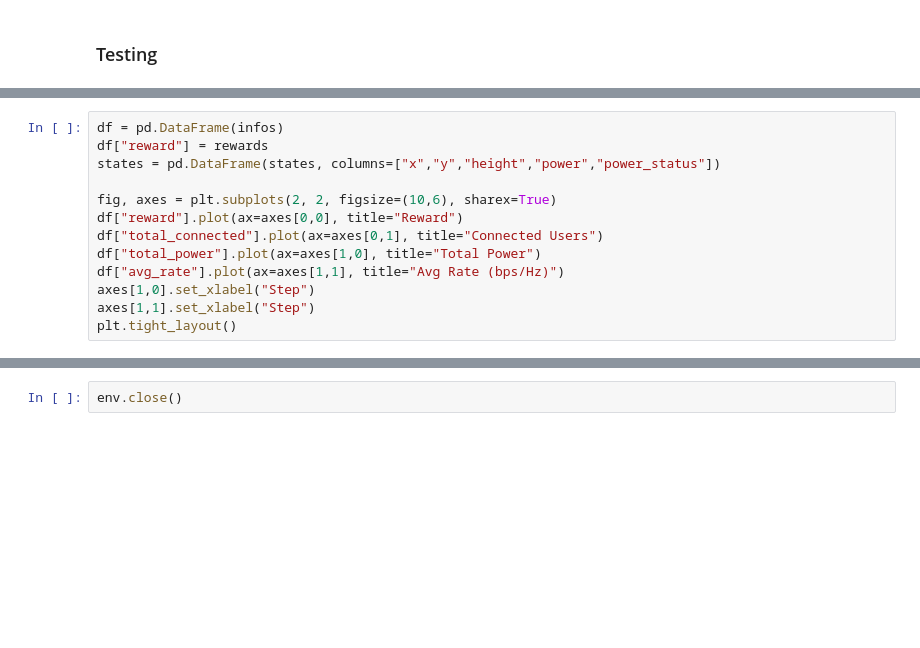
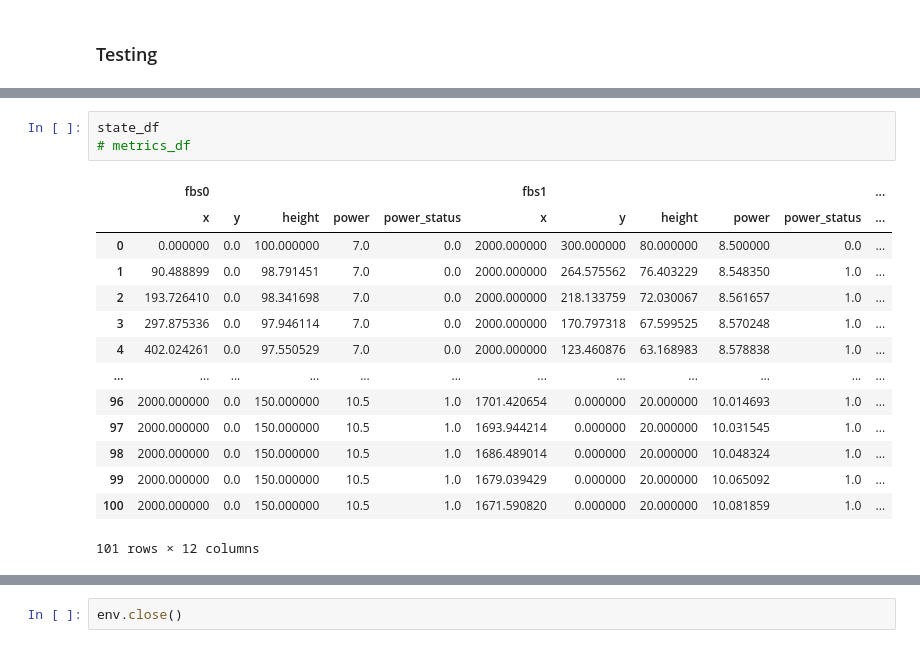
Before and after one commit to fadyabouelghit/genetic-algorithm-optimization, a Jupyter notebook: testing_nb.ipynb, the cells around one changed output, grey strips where cells are left out. Saved outputs shown, nothing was run; the diff lists cells and outputs as text; blank space fills up the shorter version.

```diff
--- a/testing_nb.ipynb
+++ b/testing_nb.ipynb
@@ -143,13 +172,0 @@ Loading model from: /Users/fadya/Documents/MATLAB/GA_github/genetic-algorithm-op
-# %%
-df = pd.DataFrame(infos)
-df["reward"] = rewards
-states = pd.DataFrame(states, columns=["x","y","height","power","power_status"])
-
-fig, axes = plt.subplots(2, 2, figsize=(10,6), sharex=True)
-df["reward"].plot(ax=axes[0,0], title="Reward")
-df["total_connected"].plot(ax=axes[0,1], title="Connected Users")
-df["total_power"].plot(ax=axes[1,0], title="Total Power")
-df["avg_rate"].plot(ax=axes[1,1], title="Avg Rate (bps/Hz)")
-axes[1,0].set_xlabel("Step")
-axes[1,1].set_xlabel("Step")
-plt.tight_layout()
@@ -215,0 +722,18 @@ plt.tight_layout()
+# %%
+state_df
+# metrics_df
+# %% [output]
+|  | fbs0 |  |  |  |  | fbs1 |  |  |  |  | ... |
+|  | x | y | height | power | power_status | x | y | height | power | power_status | ... |
+| 0 | 0.000000 | 0.0 | 100.000000 | 7.0 | 0.0 | 2000.000000 | 300.000000 | 80.000000 | 8.500000 | 0.0 | ... |
+| 1 | 90.488899 | 0.0 | 98.791451 | 7.0 | 0.0 | 2000.000000 | 264.575562 | 76.403229 | 8.548350 | 1.0 | ... |
+| 2 | 193.726410 | 0.0 | 98.341698 | 7.0 | 0.0 | 2000.000000 | 218.133759 | 72.030067 | 8.561657 | 1.0 | ... |
+| 3 | 297.875336 | 0.0 | 97.946114 | 7.0 | 0.0 | 2000.000000 | 170.797318 | 67.599525 | 8.570248 | 1.0 | ... |
+| 4 | 402.024261 | 0.0 | 97.550529 | 7.0 | 0.0 | 2000.000000 | 123.460876 | 63.168983 | 8.578838 | 1.0 | ... |
+| ... | ... | ... | ... | ... | ... | ... | ... | ... | ... | ... | ... |
+| 96 | 2000.000000 | 0.0 | 150.000000 | 10.5 | 1.0 | 1701.420654 | 0.000000 | 20.000000 | 10.014693 | 1.0 | ... |
+| 97 | 2000.000000 | 0.0 | 150.000000 | 10.5 | 1.0 | 1693.944214 | 0.000000 | 20.000000 | 10.031545 | 1.0 | ... |
+| 98 | 2000.000000 | 0.0 | 150.000000 | 10.5 | 1.0 | 1686.489014 | 0.000000 | 20.000000 | 10.048324 | 1.0 | ... |
+| 99 | 2000.000000 | 0.0 | 150.000000 | 10.5 | 1.0 | 1679.039429 | 0.000000 | 20.000000 | 10.065092 | 1.0 | ... |
+| 100 | 2000.000000 | 0.0 | 150.000000 | 10.5 | 1.0 | 1671.590820 | 0.000000 | 20.000000 | 10.081859 | 1.0 | ... |
+101 rows × 12 columns
```
Also changed, not shown: parts of 14 cells of this notebook, 1 other file.
